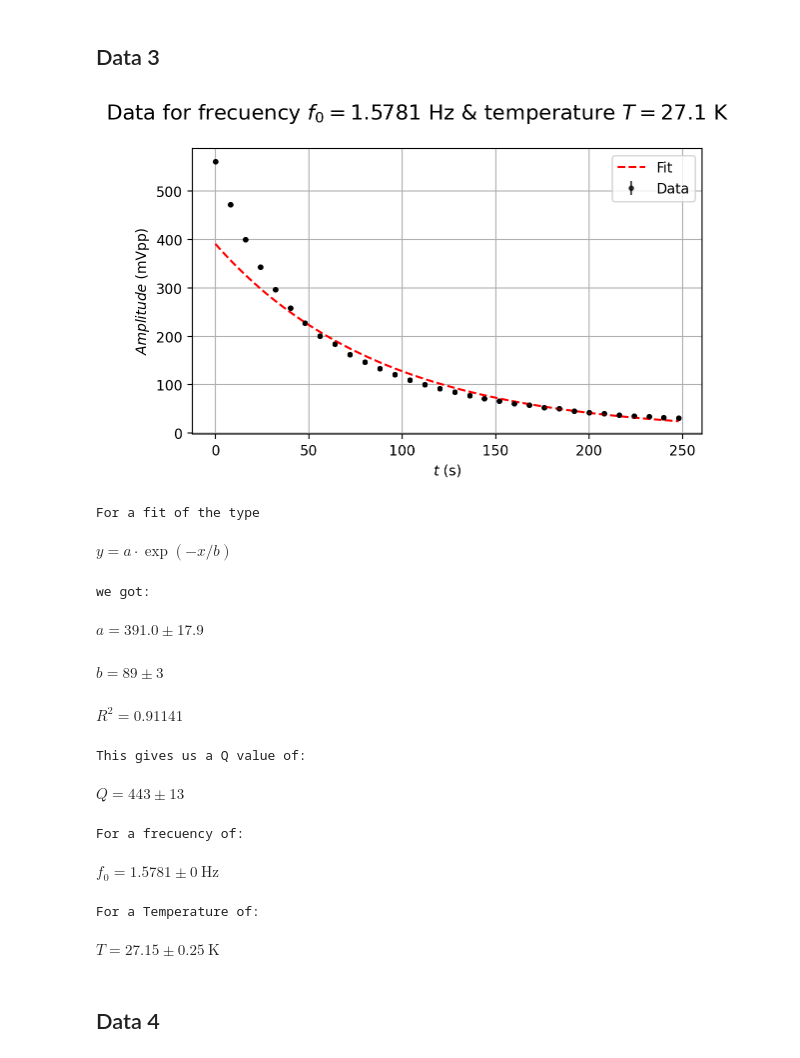
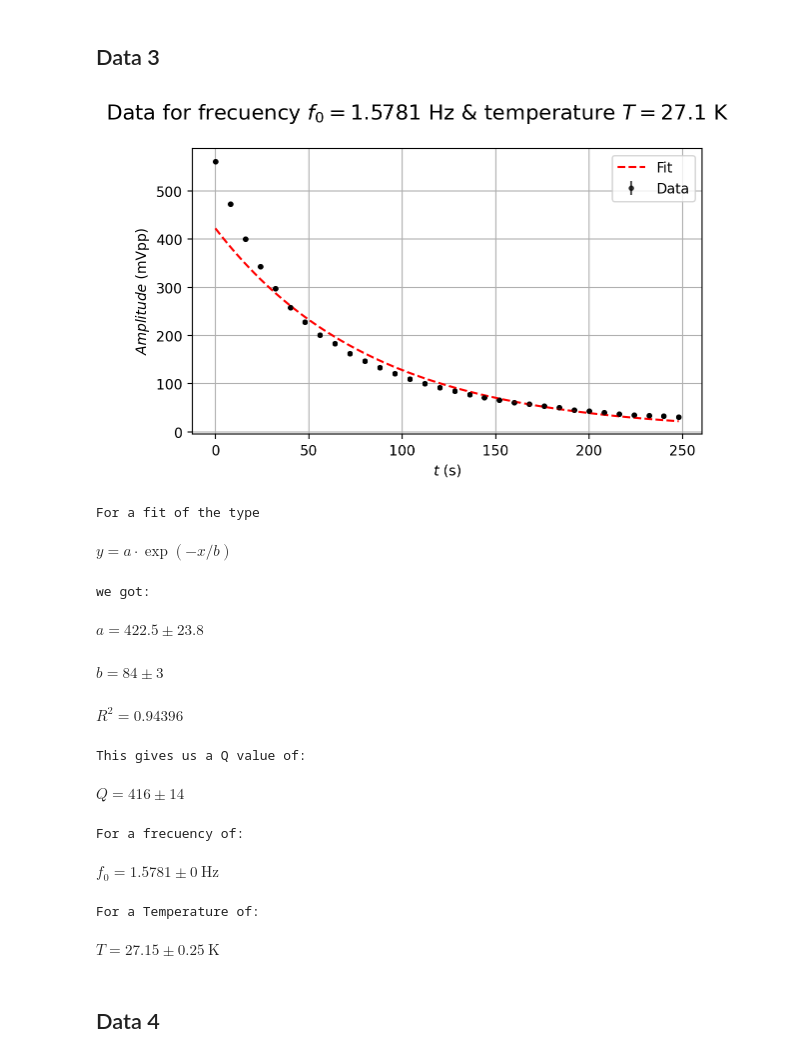
Before and after one commit to DavideQuaranta/3DJoint_DataAnalysis, a Jupyter notebook: Data_Analysis.ipynb, the cells around one changed output. Cells and saved outputs as stored; diff of their text form; code cells hidden in the pictures.

```diff
--- a/Data_Analysis.ipynb
+++ b/Data_Analysis.ipynb
@@ -13,9 +13,8 @@ Import the data files' path
 # %%
 # # Definition of the path to take the data # #
 
-
 # write here the path to the folder with the data
-path = ""
+path = "Data/"
 # %% [markdown]
 Now we define the decreasing exponential as the function to fit our data and the vector of Q and T values
 # %%
@@ -23,6 +22,18 @@ Now we define the decreasing exponential as the function to fit our data and the
 def f(x,a,b):
     aux = a*np.exp(-x/b)
     return aux
+
+# # Definition of the function to add incertity depending on the scale of the aparata # #
+def error(value):
+    if value < 1000 and value >= 100:
+      aux = 0.001
+    if value < 100 and value >= 10:
+      aux = 0.0001
+    if value < 10 and value >= 1:
+      aux = 0.00001
+    if value < 1 and value >= 0.1:
+      aux = 0.000001
+    return aux/m.sqrt(12)
 
 # Total number of data # (Nedded to fill the 'global' Q and T vectors)
 N = 4
@@ -39,7 +50,7 @@ Data taken on the first laboratory session
 # %%
 # # Import the values of the data, time,amplitude in voltage and temperature from file # #
 v = np.loadtxt( path+"data1.txt" , unpack = True , delimiter = "\t",usecols = (0))
-v_error = v*0.003/100
+v_error = [error(val) for val in v]
 
 # # Time interval # #
 dt = 8
@@ -131,7 +142,7 @@ $\displaystyle T=24.60\pm0.42 ~\mathrm{K}$
 # %%
 # # Import the values of the data, time,amplitude in voltage and temperature from file # #
 v= np.loadtxt( path+"data2.txt" , unpack = True , delimiter = "\t",usecols = (0))
-v_error = v*0.003/100
+v_error = [error(val) for val in v]
 
 # # Time interval # #
 dt = 8
@@ -223,7 +234,7 @@ $\displaystyle T=21.14\pm0.30 ~\mathrm{K}$
 # %%
 # # Import the values of the data, time,amplitude in voltage and temperature from file # #
 v= np.loadtxt( path+"data3.txt" , unpack = True , delimiter = "\t",usecols = (0))
-v_error = v*0.003/100
+v_error = [error(val) for val in v]
 
 # # Time interval # #
 dt = 8
@@ -270,42 +281,42 @@ plt.legend()
 #to make it look good
 %config InlineBackend.figure_format='retina'
 plt.tight_layout()
 plt.show()
 
 # # Calculus of the Q-value # #
 Q_value = f_0*resval[1]*m.pi
 Q_error = Q_value*m.sqrt( (reserr[1]/resval[1])**2 + (errf_0/f_0)**2 )
 
 # # Display results # #
 print("\nFor a fit of the type")
 display(Math("y = a·\exp(-x/b)"))
 print("we got:")
 display(Math("a = {0:.1f} \pm {1:.1f}".format(resval[0],reserr[0])))
 display(Math("b = {0:.0f} \pm {1:.0f}".format(resval[1],reserr[1])))
 display(Math("R^2= {0:.5f}".format(R2)))
 print("\nThis gives us a Q value of:")
 display(Math("Q = {0:.0f} \pm {1:.0f}".format(Q_value,Q_error)))
 print("\nFor a frecuency of:")
 display(Math("f_0 = {0}\pm{1} ~\mathrm{{{2}}}".format(f_0,errf_0,f_unit)))
 print("\nFor a Temperature of:")
 display(Math("T={0:.2f}\pm{1:.2f} ~\mathrm{{{2}}}".format(T_value,errT_value,T_unit)))
 
 # # Store the value of Q and T # #
 i = 2
 Q[i] = Q_value
 errQ[i] = Q_error
 T[i] = T_value
 errT[i] = errT_value
 # %% [output]
-[figure, old version]
+[figure, new version]
 For a fit of the type
 $\displaystyle y = a·\exp(-x/b)$
 we got:
-$\displaystyle a = 391.0 \pm 17.9$
+$\displaystyle a = 422.5 \pm 23.8$
-$\displaystyle b = 89 \pm 3$
+$\displaystyle b = 84 \pm 3$
-$\displaystyle R^2= 0.91141$
+$\displaystyle R^2= 0.94396$
 This gives us a Q value of:
-$\displaystyle Q = 443 \pm 13$
+$\displaystyle Q = 416 \pm 14$
 For a frecuency of:
 $\displaystyle f_0 = 1.5781\pm0 ~\mathrm{Hz}$
 For a Temperature of:
```
Also changed, not shown: parts of 4 cells of this notebook.
